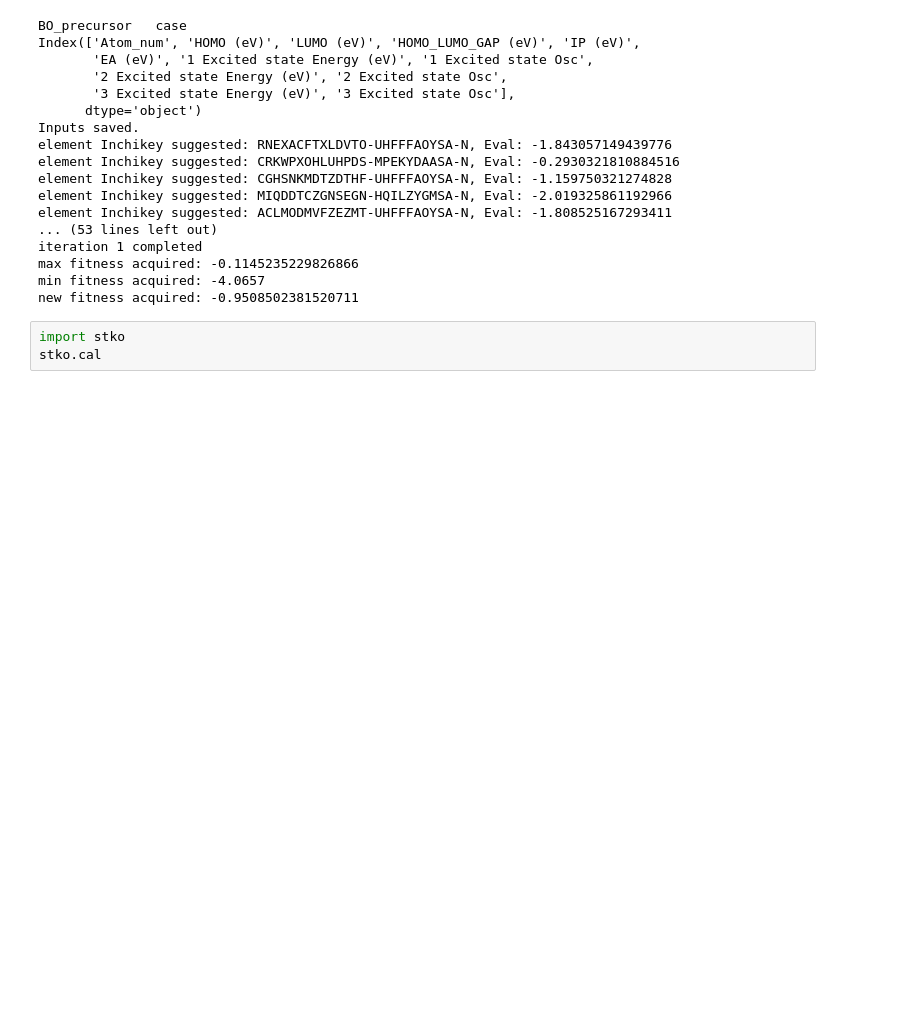
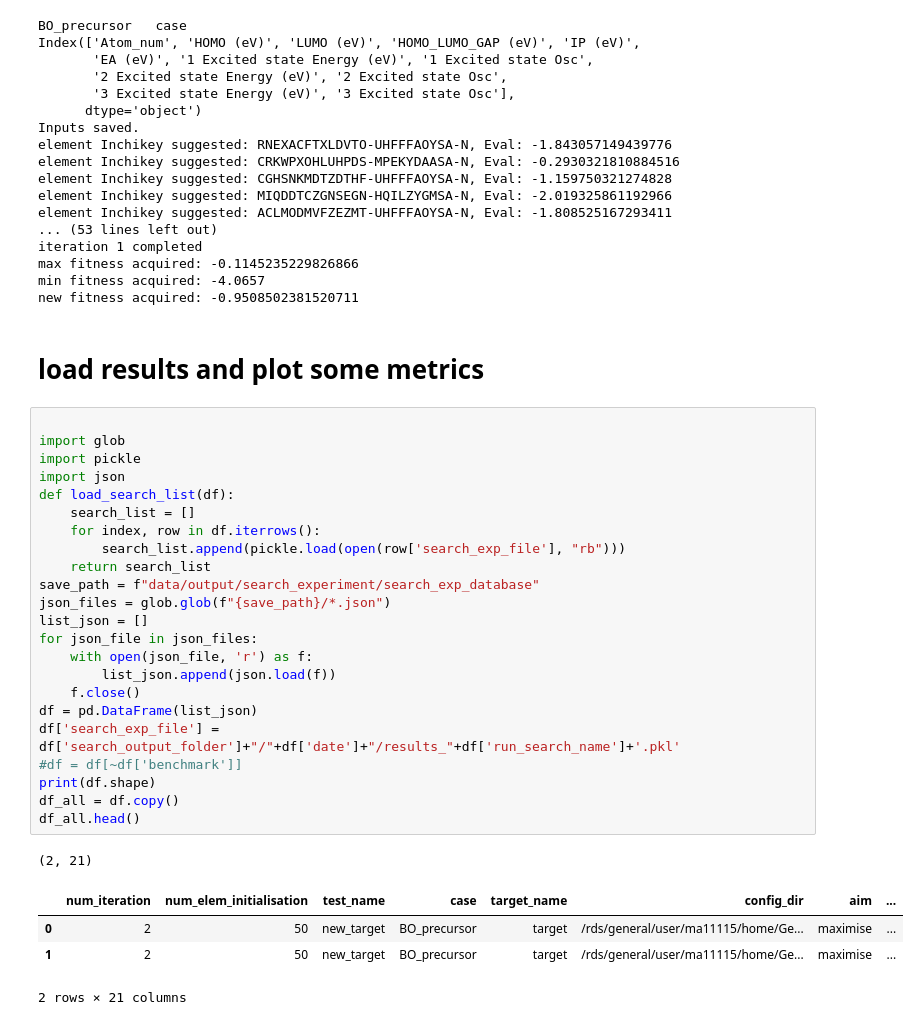
Before and after one commit to mohammedazzouzi15/STK_search, a Jupyter notebook: Example_notebooks/2_run_search_exp.ipynb, the cells around one changed output. Drawn from its saved outputs; the diff is of its cells as text; blank space fills up the shorter version.

```diff
--- a/Example_notebooks/2_run_search_exp.ipynb
+++ b/Example_notebooks/2_run_search_exp.ipynb
@@ -61,6 +61,34 @@ iteration 1 completed
 max fitness acquired: -0.1145235229826866
 min fitness acquired: -4.0657
 new fitness acquired: -0.9508502381520711
-# %%
-import stko
-stko.cal
+# %% [markdown]
+# load results and plot some metrics
+# %%
+
+import glob
+import pickle
+import json
+def load_search_list(df):
+    search_list = []
+    for index, row in df.iterrows():
+        search_list.append(pickle.load(open(row['search_exp_file'], "rb")))
+    return search_list
+save_path = f"data/output/search_experiment/search_exp_database"
+json_files = glob.glob(f"{save_path}/*.json")
+list_json = []
+for json_file in json_files:
+    with open(json_file, 'r') as f:
+        list_json.append(json.load(f))
+    f.close()
+df = pd.DataFrame(list_json)
+df['search_exp_file'] = df['search_output_folder']+"/"+df['date']+"/results_"+df['run_search_name']+'.pkl'
+#df = df[~df['benchmark']]
+print(df.shape)
+df_all = df.copy()
+df_all.head()
+# %% [output]
+(2, 21)
+|  | num_iteration | num_elem_initialisation | test_name | case | target_name | config_dir | aim | ... |
+| 0 | 2 | 50 | new_target | BO_precursor | target | /rds/general/user/ma11115/home/Ge... | maximise | ... |
+| 1 | 2 | 50 | new_target | BO_precursor | target | /rds/general/user/ma11115/home/Ge... | maximise | ... |
+2 rows × 21 columns
```
Also changed, not shown: parts of 4 cells of this notebook.
